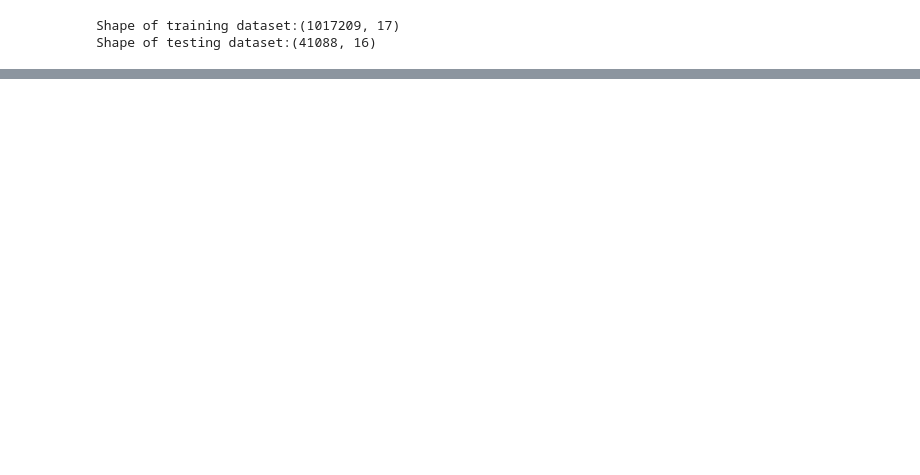
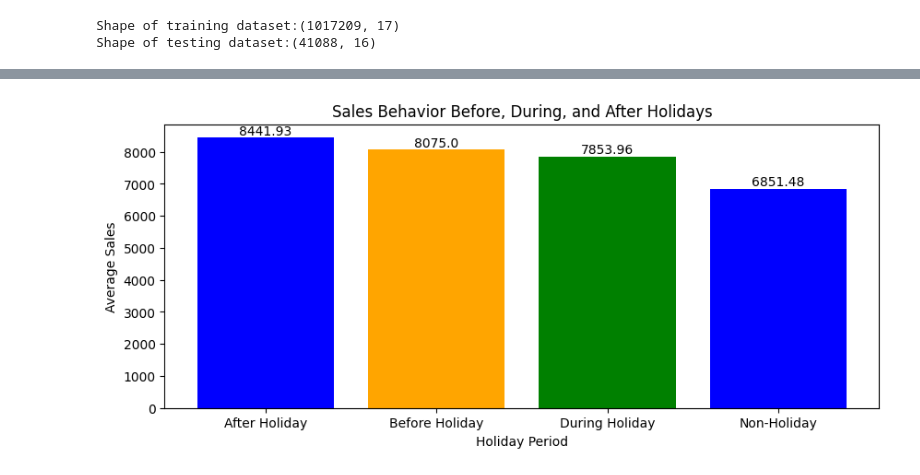
Before and after one commit to ab3lT/Rossmann-Pharmaceuticals, a Jupyter notebook: notebooks/exploratory.ipynb, the cells around one changed output, grey strips where cells are left out. Cells and saved outputs as stored; diff of their text form; code cells hidden in the pictures; blank space fills up the shorter version.

Commit message:
Data Preprocessing

```diff
--- a/notebooks/exploratory.ipynb
+++ b/notebooks/exploratory.ipynb
@@ -150,0 +197,8 @@ TypeError: DataProcessing.__init__() takes 2 positional arguments but 3 were giv
+# %%
+logger.info("Drop columns having high missing percentage")
+# List of columns to drop
+cols_to_drop = ['Promo2SinceWeek', 'Promo2SinceYear','PromoInterval']
+
+# Drop specified columns from both datasets
+train_data.drop(columns=cols_to_drop, axis=1, inplace=True)
+test_data.drop(columns=cols_to_drop, axis=1, inplace=True)
@@ -150,0 +207,9 @@ TypeError: DataProcessing.__init__() takes 2 positional arguments but 3 were giv
+# %%
+logger.info("Impute the missing of Computition open year and month")
+# Imputing missing values for 'CompetitionOpenSinceMonth' with mode
+competition_month_mode = train_data['CompetitionOpenSinceMonth'].mode()[0]
+train_data.fillna({'CompetitionOpenSinceMonth':competition_month_mode}, inplace=True)
+
+# Imputing missing values for 'CompetitionOpenSinceYear' with mode
+competition_year_mode = train_data['CompetitionOpenSinceYear'].mode()[0]
+train_data.fillna({'CompetitionOpenSinceYear':competition_year_mode}, inplace=True)
@@ -150,0 +236,11 @@ TypeError: DataProcessing.__init__() takes 2 positional arguments but 3 were giv
+# %%
+logger.info("Impute CompetitionDistance with median")
+# Impute CompetitionDistance with median
+# Store missing CompetitionDistance for later analysis
+missing_competition = train_data[train_data['CompetitionDistance'].isna()]
+
+train_data.fillna({'CompetitionDistance':train_data['CompetitionDistance'].median()}, inplace=True)
+test_data.fillna({'CompetitionDistance':test_data['CompetitionDistance'].median()}, inplace=True)
+
+# Impute Open column in test data with mode
+test_data.fillna({'Open':test_data['Open'].mode()[0]}, inplace=True)
@@ -150,0 +286,6 @@ TypeError: DataProcessing.__init__() takes 2 positional arguments but 3 were giv
+# %%
+logger.info('Importing the visualyzer class from scripts')
+# Import the Analyzer class
+from data_visualization import Visualyzer
+# Create instance of EDAnalyzer
+vlyr = Visualyzer(train_data, test_data)
@@ -150,0 +333,5 @@ TypeError: DataProcessing.__init__() takes 2 positional arguments but 3 were giv
+# %%
+logger.info('Comparing sales behavior')
+# Compare sales behaviour
+vlyr.compare_sales_behavior()
+# %% [output]
@@ -150,0 +339 @@ TypeError: DataProcessing.__init__() takes 2 positional arguments but 3 were giv
+[figure, added]
```
Also changed, not shown: parts of 42 cells of this notebook.
